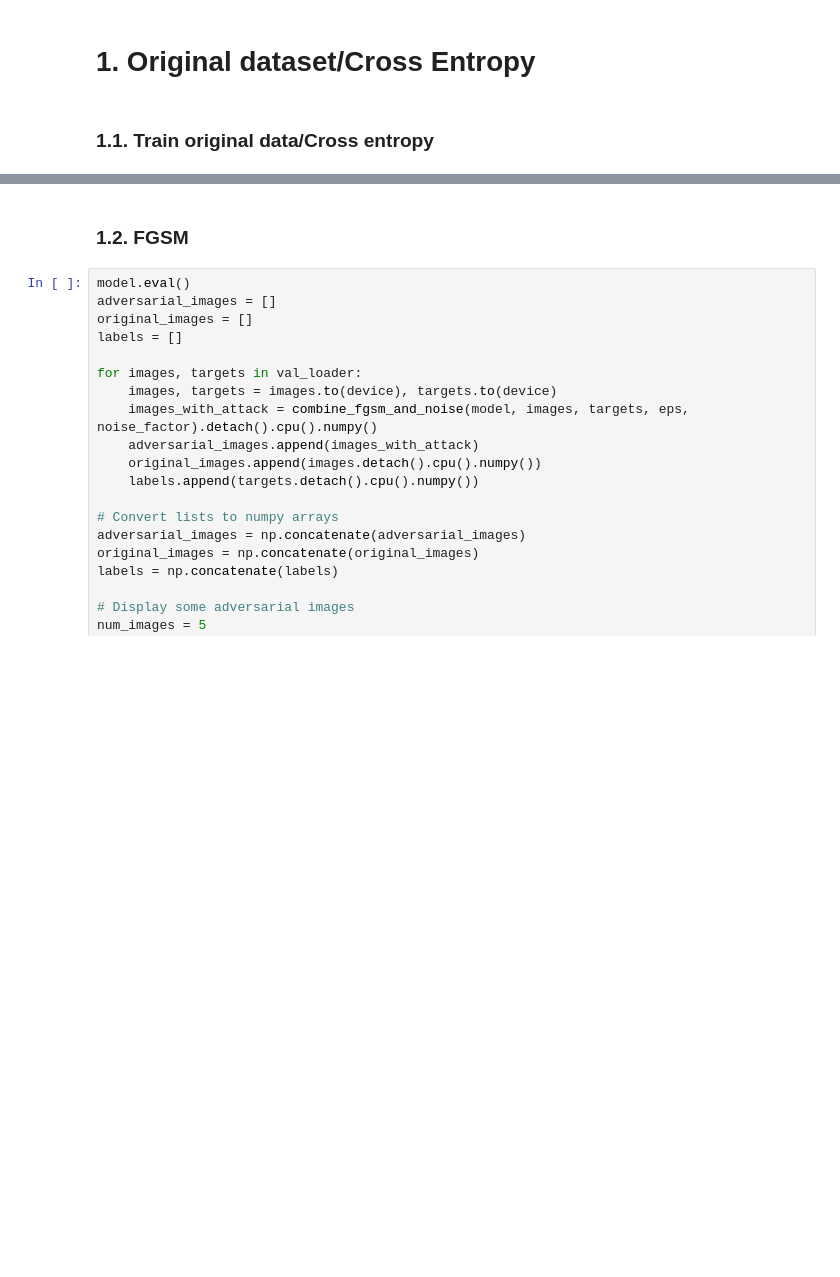
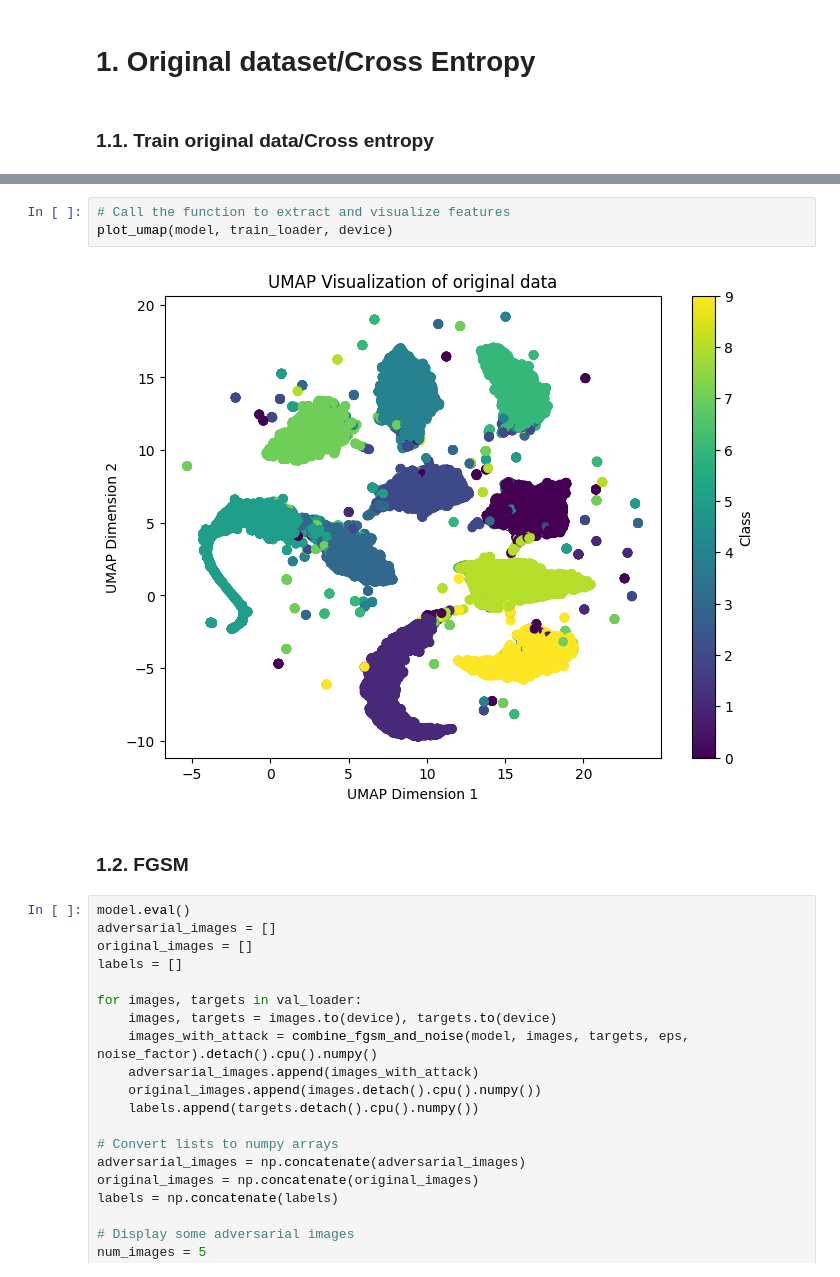
Before and after one commit to moshafieeha/Deep-Learning-Mini-Projects, a Jupyter notebook: Robustenss in Classification.ipynb, the cells around one changed output, grey strips where cells are left out. Cells and saved outputs as stored; diff of their text form; blank space fills up the shorter version.

```diff
--- a/Robustenss in Classification.ipynb
+++ b/Robustenss in Classification.ipynb
@@ -380,3 +318,8 @@ Epoch [10/10], Training Loss: 0.1051, Training Accuracy: 96.41%, Validation Loss
+# %%
+# Call the function to extract and visualize features
+plot_umap(model, train_loader, device)
+# %% [output]
+[figure, added]
 # %% [markdown]
 ### 1.2. FGSM
 # %%
```
Also changed, not shown: parts of 26 cells of this notebook.
